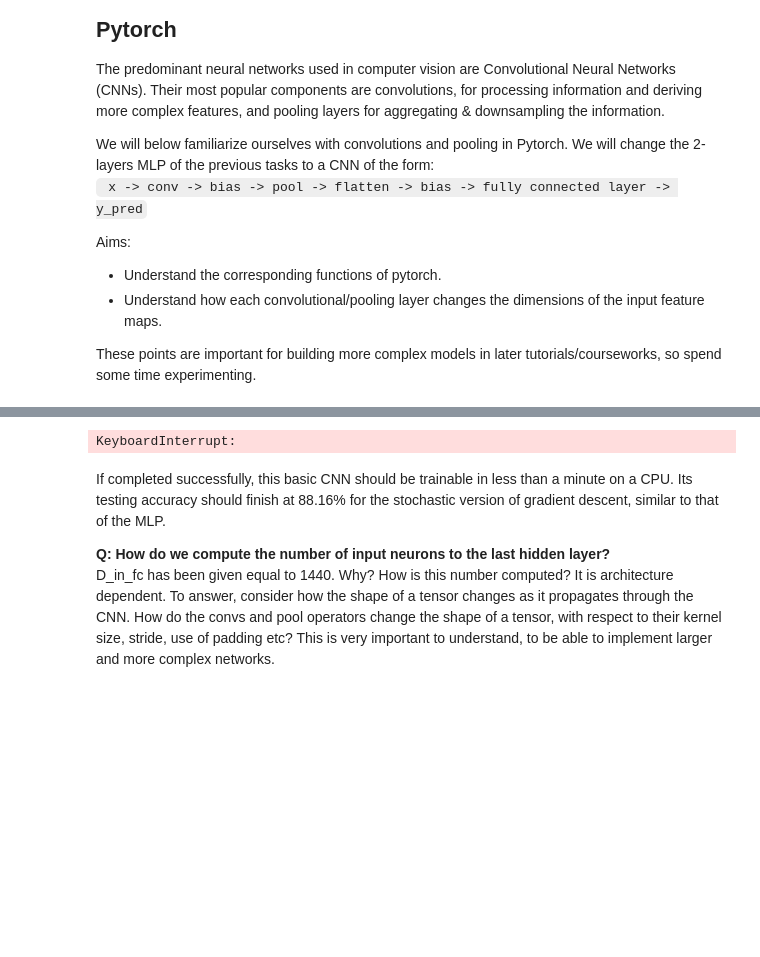
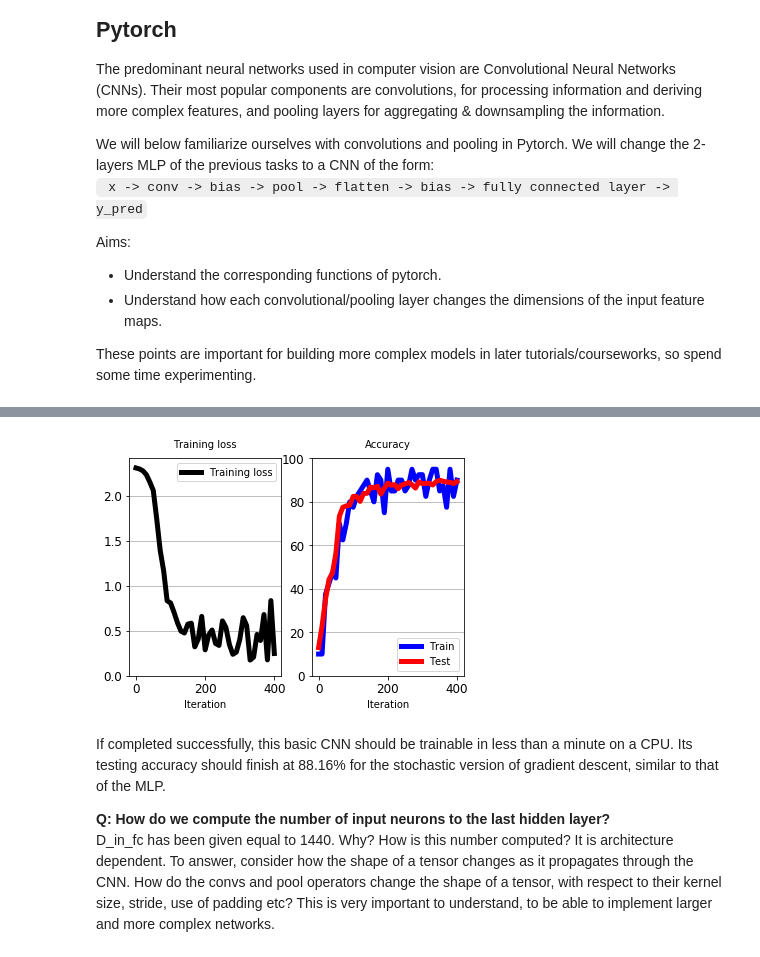
Before and after one commit to adicatana/ml_imaging_tutorials_imperial, a Jupyter notebook: MLI-Tutorial-3.ipynb, the cells around one changed output, grey strips where cells are left out. Drawn from its saved outputs; the diff is of its cells as text; code cells hidden in the pictures; blank space fills up the shorter version.

```diff
--- a/MLI-Tutorial-3.ipynb
+++ b/MLI-Tutorial-3.ipynb
@@ -721,13 +719,12 @@ class CNN_Torch_Autograd():
         # x -> conv[5x5] -> bias -> maxpool k[2x2],s[2,2] -> flatten -> bias -> fully conn. layer -> y_pred
         D_in = 1 # Channels of input image.
         D_hid = 10
-        kernel_size = 4
         ######### QUESTION: How is the below number calculated for this architecture? ###################
         # D_in_fc is the length of hidden feature vector per sample, given as input to last fully conn. layer.
         # Why this number? It's architecture dependent.
         # To answer, check the rest of this function and forward_pass() to understand the architecture.
         # Consider how a conv and a pool change the shape of the input. Print shapes in forward_pass to investigate.
-        D_in_fc = 250 # 10 channels x 12 height x 12 width
+        D_in_fc = 1440 # 10 channels x 12 height x 12 width
         #################################################################################################
         D_out = C_classes # Dimension of Output layer. Number of classes
 
@@ -737,29 +734,22 @@ class CNN_Torch_Autograd():
         # Consult the forward pass, to get an idea about the architecture, to help filling this section.
         # Notice: biases are implemented differently in CNNs than MLPs....
         # ... They are implemented by adding a different *trainable* bias to each channel (feature dimension).
-        w1_init = rng.normal(loc=0.0, scale=0.01, size=(D_hid, D_in, kernel_size, kernel_size)) # See Conv's API for expected shape.
+        w1_init = rng.normal(loc=0.0, scale=0.01, size=(D_hid, D_in, 5, 5)) # See Conv's API for expected shape.
         b1_init = rng.normal(loc=0.0, scale=0.01, size=(D_hid)) # One bias per channel of hidden layer
-
-        w3_init = rng.normal(loc=0.0, scale=0.01, size=(10, D_hid, 5, 5)) # See Conv's API for expected shape.
-        b3_init = rng.normal(loc=0.0, scale=0.01, size=(10)) # One bias per channel of hidden layer
-
         w2_init = rng.normal(loc=0.0, scale=0.01, size=(D_in_fc, D_out)) # Classification layer, similar to MLP.
         b2_init = rng.normal(loc=0.0, scale=0.01, size=(D_out)) # One bias per channel of hidden layer
+
         w1 = torch.tensor(w1_init, dtype=torch.float, requires_grad=True)
         b1 = torch.tensor(b1_init, dtype=torch.float, requires_grad=True)
-
-        w3 = torch.tensor(w3_init, dtype=torch.float, requires_grad=True)
-        b3 = torch.tensor(b3_init, dtype=torch.float, requires_grad=True)
-
         w2 = torch.tensor(w2_init, dtype=torch.float, requires_grad=True)
         b2 = torch.tensor(b2_init, dtype=torch.float, requires_grad=True)
-        self.params = [w1, b1, w3, b3, w2, b2]
+        self.params = [w1, b1, w2, b2]
         #############################################################################################
 
 
     def forward_pass(self, batch_imgs):
         # compute predicted y
-        [w1, b1, w3, b3, w2, b2] = self.params
+        [w1, b1, w2, b2] = self.params
 
         x = torch.tensor(batch_imgs, dtype=torch.float)
 
@@ -777,17 +767,9 @@ class CNN_Torch_Autograd():
 #         print("[h1_pool] shape: ", h1_pool.shape)
         # Fully-connected classifier (aka Densely connected classifier)
 
-        h3 = F.conv2d(input=h1_pool, weight=w3, bias=None, stride=1, padding=0, dilation=1)
-#         print("[h1] shape: ", h1.shape)
-        b3_resh = b3.reshape([1, b3.shape[0], 1, 1]) # Add unary dims, so that afterwards it can get broadcasted
-        h3_bias = h3 + b3_resh #Unary dims (N,-,W,H) get broadcasted for the addition.
-        h3_relu = h3_bias.clamp(min=0)
-#         print("[h1_relu] shape: ", h1_relu.shape)
-        h3_pool = F.max_pool2d(h3_relu, kernel_size=[2,2], stride=[2,2], padding=0, ceil_mode=True)
-
-        h3_relu_flat = h3_pool.reshape( [h3_pool.shape[0], -1] ) # Flatten activations, to pass to fully conn layer.
+        h1_relu_flat = h1_pool.reshape( [h1_pool.shape[0], -1] ) # Flatten activations, to pass to fully conn layer.
 #         print("[h1_relu_flat] shape: ", h1_relu_flat.shape)
-        h2 = h3_relu_flat.mm(w2)
+        h2 = h1_relu_flat.mm(w2)
         logits = h2 + b2.reshape([1, b2.shape[0]]) # Add bias to activation, after reshape for broadcasting.
 #         print("[logits] shape: ", logits.shape)
         ##############################################################################################
@@ -855,4 +837,4 @@ gradient_descent(net,
-KeyboardInterrupt:
+[figure, added]
 # %% [markdown]
 If completed successfully, this basic CNN should be trainable in less than a minute on a CPU. Its testing accuracy should finish at 88.16\% for the stochastic version of gradient descent, similar to that of the MLP.
 
```
Also changed, not shown: parts of 2 cells of this notebook, 1 other file.
